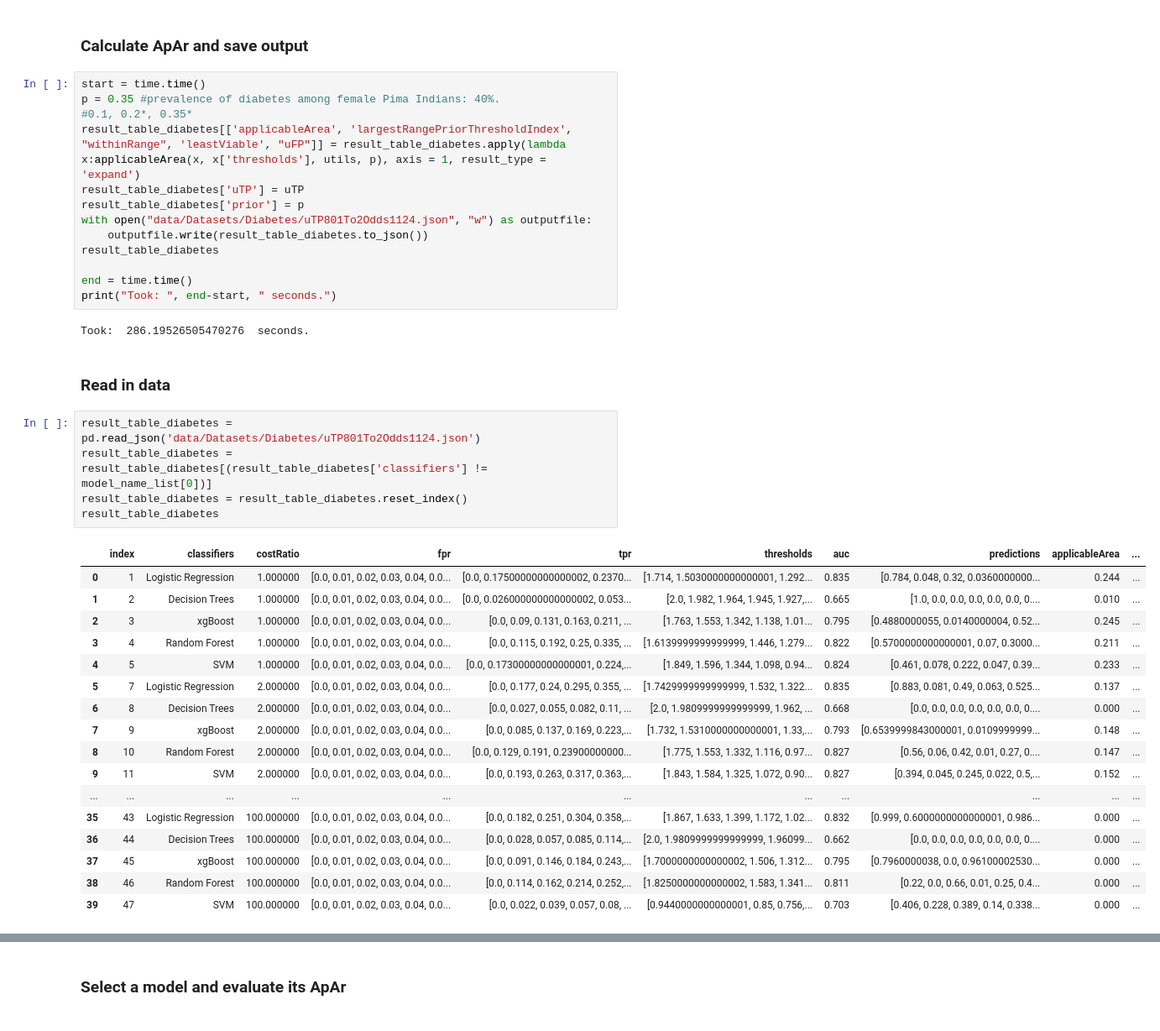
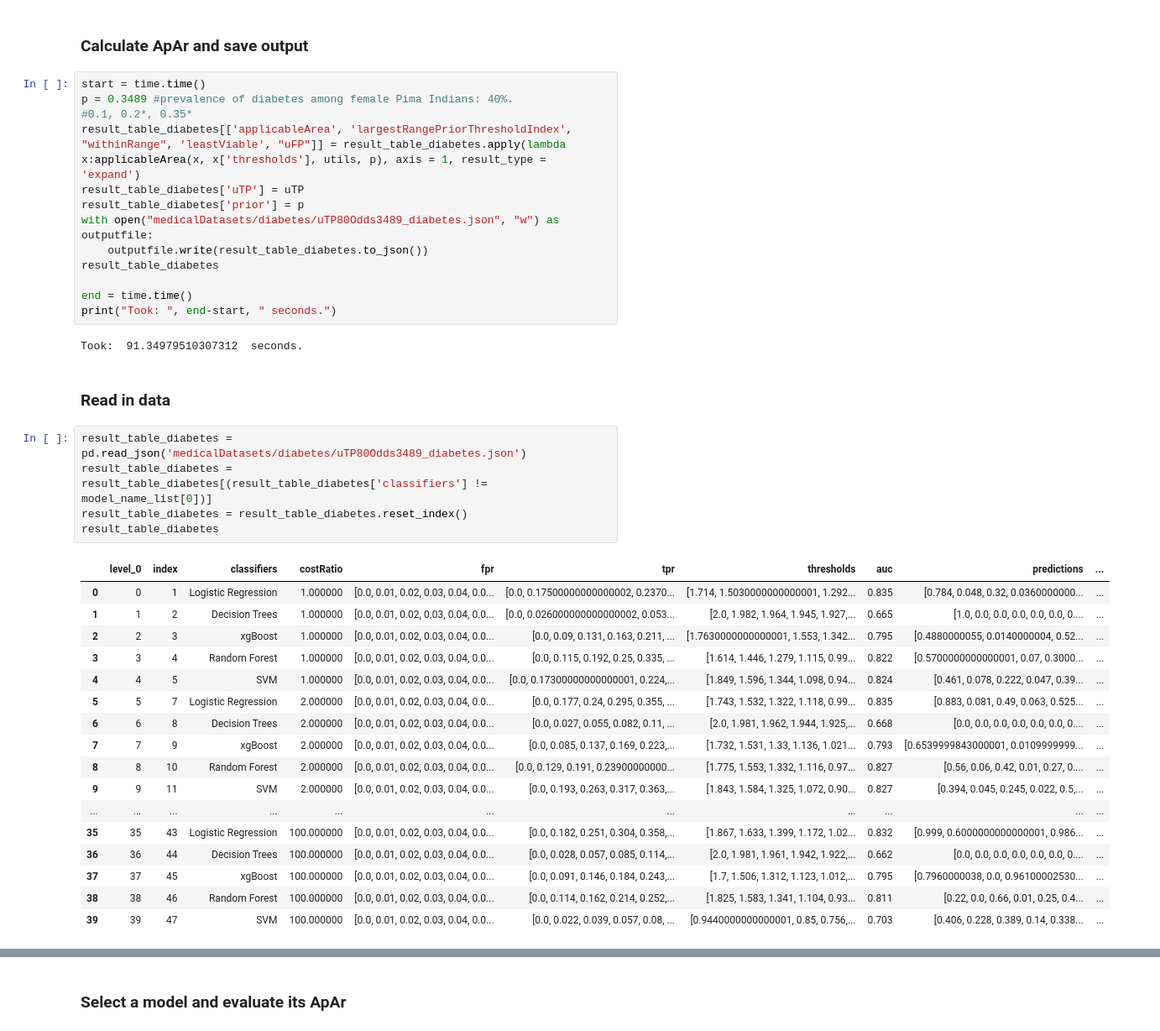
Before and after one commit to StarLiu1/ApplicabilityArea-ApAr, a Jupyter notebook: src/Diabetes Example.ipynb, the cells around one changed output, grey strips where cells are left out. Shown: that part at 84% size. Cells and saved outputs as stored; diff of their text form.

```diff
--- a/src/Diabetes Example.ipynb
+++ b/src/Diabetes Example.ipynb
@@ -566,42 +564,42 @@ p = 0.35
 ### Calculate ApAr and save output
 # %%
 start = time.time()
-p = 0.35 #prevalence of diabetes among female Pima Indians: 40%.
+p = 0.3489 #prevalence of diabetes among female Pima Indians: 40%.
 #0.1, 0.2*, 0.35*
 result_table_diabetes[['applicableArea', 'largestRangePriorThresholdIndex', "withinRange", 'leastViable', "uFP"]] = result_table_diabetes.apply(lambda x:applicableArea(x, x['thresholds'], utils, p), axis = 1, result_type = 'expand')
 result_table_diabetes['uTP'] = uTP
 result_table_diabetes['prior'] = p
-with open("data/Datasets/Diabetes/uTP801To2Odds1124.json", "w") as outputfile:
+with open("medicalDatasets/diabetes/uTP80Odds3489_diabetes.json", "w") as outputfile:
     outputfile.write(result_table_diabetes.to_json())
 result_table_diabetes
 
 end = time.time()
 print("Took: ", end-start, " seconds.")
 # %% [output]
-Took:  286.19526505470276  seconds.
+Took:  91.34979510307312  seconds.
 # %% [markdown]
 ### Read in data
 # %%
-result_table_diabetes = pd.read_json('data/Datasets/Diabetes/uTP801To2Odds1124.json')
+result_table_diabetes = pd.read_json('medicalDatasets/diabetes/uTP80Odds3489_diabetes.json')
 result_table_diabetes = result_table_diabetes[(result_table_diabetes['classifiers'] != model_name_list[0])]
 result_table_diabetes = result_table_diabetes.reset_index()
 result_table_diabetes
 # %% [output]
-|  | index | classifiers | costRatio | fpr | tpr | thresholds | auc | predictions | applicableArea | ... |
-| 0 | 1 | Logistic Regression | 1.000000 | [0.0, 0.01, 0.02, 0.03, 0.04, 0.0... | [0.0, 0.17500000000000002, 0.2370... | [1.714, 1.5030000000000001, 1.292... | 0.835 | [0.784, 0.048, 0.32, 0.0360000000... | 0.244 | ... |
-| 1 | 2 | Decision Trees | 1.000000 | [0.0, 0.01, 0.02, 0.03, 0.04, 0.0... | [0.0, 0.026000000000000002, 0.053... | [2.0, 1.982, 1.964, 1.945, 1.927,... | 0.665 | [1.0, 0.0, 0.0, 0.0, 0.0, 0.0, 0.... | 0.010 | ... |
-| 2 | 3 | xgBoost | 1.000000 | [0.0, 0.01, 0.02, 0.03, 0.04, 0.0... | [0.0, 0.09, 0.131, 0.163, 0.211, ... | [1.763, 1.553, 1.342, 1.138, 1.01... | 0.795 | [0.4880000055, 0.0140000004, 0.52... | 0.245 | ... |
-| 3 | 4 | Random Forest | 1.000000 | [0.0, 0.01, 0.02, 0.03, 0.04, 0.0... | [0.0, 0.115, 0.192, 0.25, 0.335, ... | [1.6139999999999999, 1.446, 1.279... | 0.822 | [0.5700000000000001, 0.07, 0.3000... | 0.211 | ... |
-| 4 | 5 | SVM | 1.000000 | [0.0, 0.01, 0.02, 0.03, 0.04, 0.0... | [0.0, 0.17300000000000001, 0.224,... | [1.849, 1.596, 1.344, 1.098, 0.94... | 0.824 | [0.461, 0.078, 0.222, 0.047, 0.39... | 0.233 | ... |
-| 5 | 7 | Logistic Regression | 2.000000 | [0.0, 0.01, 0.02, 0.03, 0.04, 0.0... | [0.0, 0.177, 0.24, 0.295, 0.355, ... | [1.7429999999999999, 1.532, 1.322... | 0.835 | [0.883, 0.081, 0.49, 0.063, 0.525... | 0.137 | ... |
-| 6 | 8 | Decision Trees | 2.000000 | [0.0, 0.01, 0.02, 0.03, 0.04, 0.0... | [0.0, 0.027, 0.055, 0.082, 0.11, ... | [2.0, 1.9809999999999999, 1.962, ... | 0.668 | [0.0, 0.0, 0.0, 0.0, 0.0, 0.0, 0.... | 0.000 | ... |
-| 7 | 9 | xgBoost | 2.000000 | [0.0, 0.01, 0.02, 0.03, 0.04, 0.0... | [0.0, 0.085, 0.137, 0.169, 0.223,... | [1.732, 1.5310000000000001, 1.33,... | 0.793 | [0.6539999843000001, 0.0109999999... | 0.148 | ... |
-| 8 | 10 | Random Forest | 2.000000 | [0.0, 0.01, 0.02, 0.03, 0.04, 0.0... | [0.0, 0.129, 0.191, 0.23900000000... | [1.775, 1.553, 1.332, 1.116, 0.97... | 0.827 | [0.56, 0.06, 0.42, 0.01, 0.27, 0.... | 0.147 | ... |
-| 9 | 11 | SVM | 2.000000 | [0.0, 0.01, 0.02, 0.03, 0.04, 0.0... | [0.0, 0.193, 0.263, 0.317, 0.363,... | [1.843, 1.584, 1.325, 1.072, 0.90... | 0.827 | [0.394, 0.045, 0.245, 0.022, 0.5,... | 0.152 | ... |
+|  | level_0 | index | classifiers | costRatio | fpr | tpr | thresholds | auc | predictions | ... |
+| 0 | 0 | 1 | Logistic Regression | 1.000000 | [0.0, 0.01, 0.02, 0.03, 0.04, 0.0... | [0.0, 0.17500000000000002, 0.2370... | [1.714, 1.5030000000000001, 1.292... | 0.835 | [0.784, 0.048, 0.32, 0.0360000000... | ... |
+| 1 | 1 | 2 | Decision Trees | 1.000000 | [0.0, 0.01, 0.02, 0.03, 0.04, 0.0... | [0.0, 0.026000000000000002, 0.053... | [2.0, 1.982, 1.964, 1.945, 1.927,... | 0.665 | [1.0, 0.0, 0.0, 0.0, 0.0, 0.0, 0.... | ... |
+| 2 | 2 | 3 | xgBoost | 1.000000 | [0.0, 0.01, 0.02, 0.03, 0.04, 0.0... | [0.0, 0.09, 0.131, 0.163, 0.211, ... | [1.7630000000000001, 1.553, 1.342... | 0.795 | [0.4880000055, 0.0140000004, 0.52... | ... |
+| 3 | 3 | 4 | Random Forest | 1.000000 | [0.0, 0.01, 0.02, 0.03, 0.04, 0.0... | [0.0, 0.115, 0.192, 0.25, 0.335, ... | [1.614, 1.446, 1.279, 1.115, 0.99... | 0.822 | [0.5700000000000001, 0.07, 0.3000... | ... |
+| 4 | 4 | 5 | SVM | 1.000000 | [0.0, 0.01, 0.02, 0.03, 0.04, 0.0... | [0.0, 0.17300000000000001, 0.224,... | [1.849, 1.596, 1.344, 1.098, 0.94... | 0.824 | [0.461, 0.078, 0.222, 0.047, 0.39... | ... |
+| 5 | 5 | 7 | Logistic Regression | 2.000000 | [0.0, 0.01, 0.02, 0.03, 0.04, 0.0... | [0.0, 0.177, 0.24, 0.295, 0.355, ... | [1.743, 1.532, 1.322, 1.118, 0.99... | 0.835 | [0.883, 0.081, 0.49, 0.063, 0.525... | ... |
+| 6 | 6 | 8 | Decision Trees | 2.000000 | [0.0, 0.01, 0.02, 0.03, 0.04, 0.0... | [0.0, 0.027, 0.055, 0.082, 0.11, ... | [2.0, 1.981, 1.962, 1.944, 1.925,... | 0.668 | [0.0, 0.0, 0.0, 0.0, 0.0, 0.0, 0.... | ... |
+| 7 | 7 | 9 | xgBoost | 2.000000 | [0.0, 0.01, 0.02, 0.03, 0.04, 0.0... | [0.0, 0.085, 0.137, 0.169, 0.223,... | [1.732, 1.531, 1.33, 1.136, 1.021... | 0.793 | [0.6539999843000001, 0.0109999999... | ... |
+| 8 | 8 | 10 | Random Forest | 2.000000 | [0.0, 0.01, 0.02, 0.03, 0.04, 0.0... | [0.0, 0.129, 0.191, 0.23900000000... | [1.775, 1.553, 1.332, 1.116, 0.97... | 0.827 | [0.56, 0.06, 0.42, 0.01, 0.27, 0.... | ... |
+| 9 | 9 | 11 | SVM | 2.000000 | [0.0, 0.01, 0.02, 0.03, 0.04, 0.0... | [0.0, 0.193, 0.263, 0.317, 0.363,... | [1.843, 1.584, 1.325, 1.072, 0.90... | 0.827 | [0.394, 0.045, 0.245, 0.022, 0.5,... | ... |
 | ... | ... | ... | ... | ... | ... | ... | ... | ... | ... | ... |
-| 35 | 43 | Logistic Regression | 100.000000 | [0.0, 0.01, 0.02, 0.03, 0.04, 0.0... | [0.0, 0.182, 0.251, 0.304, 0.358,... | [1.867, 1.633, 1.399, 1.172, 1.02... | 0.832 | [0.999, 0.6000000000000001, 0.986... | 0.000 | ... |
-| 36 | 44 | Decision Trees | 100.000000 | [0.0, 0.01, 0.02, 0.03, 0.04, 0.0... | [0.0, 0.028, 0.057, 0.085, 0.114,... | [2.0, 1.9809999999999999, 1.96099... | 0.662 | [0.0, 0.0, 0.0, 0.0, 0.0, 0.0, 0.... | 0.000 | ... |
-| 37 | 45 | xgBoost | 100.000000 | [0.0, 0.01, 0.02, 0.03, 0.04, 0.0... | [0.0, 0.091, 0.146, 0.184, 0.243,... | [1.7000000000000002, 1.506, 1.312... | 0.795 | [0.7960000038, 0.0, 0.96100002530... | 0.000 | ... |
-| 38 | 46 | Random Forest | 100.000000 | [0.0, 0.01, 0.02, 0.03, 0.04, 0.0... | [0.0, 0.114, 0.162, 0.214, 0.252,... | [1.8250000000000002, 1.583, 1.341... | 0.811 | [0.22, 0.0, 0.66, 0.01, 0.25, 0.4... | 0.000 | ... |
-| 39 | 47 | SVM | 100.000000 | [0.0, 0.01, 0.02, 0.03, 0.04, 0.0... | [0.0, 0.022, 0.039, 0.057, 0.08, ... | [0.9440000000000001, 0.85, 0.756,... | 0.703 | [0.406, 0.228, 0.389, 0.14, 0.338... | 0.000 | ... |
+| 35 | 35 | 43 | Logistic Regression | 100.000000 | [0.0, 0.01, 0.02, 0.03, 0.04, 0.0... | [0.0, 0.182, 0.251, 0.304, 0.358,... | [1.867, 1.633, 1.399, 1.172, 1.02... | 0.832 | [0.999, 0.6000000000000001, 0.986... | ... |
+| 36 | 36 | 44 | Decision Trees | 100.000000 | [0.0, 0.01, 0.02, 0.03, 0.04, 0.0... | [0.0, 0.028, 0.057, 0.085, 0.114,... | [2.0, 1.981, 1.961, 1.942, 1.922,... | 0.662 | [0.0, 0.0, 0.0, 0.0, 0.0, 0.0, 0.... | ... |
+| 37 | 37 | 45 | xgBoost | 100.000000 | [0.0, 0.01, 0.02, 0.03, 0.04, 0.0... | [0.0, 0.091, 0.146, 0.184, 0.243,... | [1.7, 1.506, 1.312, 1.123, 1.012,... | 0.795 | [0.7960000038, 0.0, 0.96100002530... | ... |
+| 38 | 38 | 46 | Random Forest | 100.000000 | [0.0, 0.01, 0.02, 0.03, 0.04, 0.0... | [0.0, 0.114, 0.162, 0.214, 0.252,... | [1.825, 1.583, 1.341, 1.104, 0.93... | 0.811 | [0.22, 0.0, 0.66, 0.01, 0.25, 0.4... | ... |
+| 39 | 39 | 47 | SVM | 100.000000 | [0.0, 0.01, 0.02, 0.03, 0.04, 0.0... | [0.0, 0.022, 0.039, 0.057, 0.08, ... | [0.9440000000000001, 0.85, 0.756,... | 0.703 | [0.406, 0.228, 0.389, 0.14, 0.338... | ... |
 # %% [markdown]
```
Also changed, not shown: parts of 17 cells of this notebook, 12 other files.
